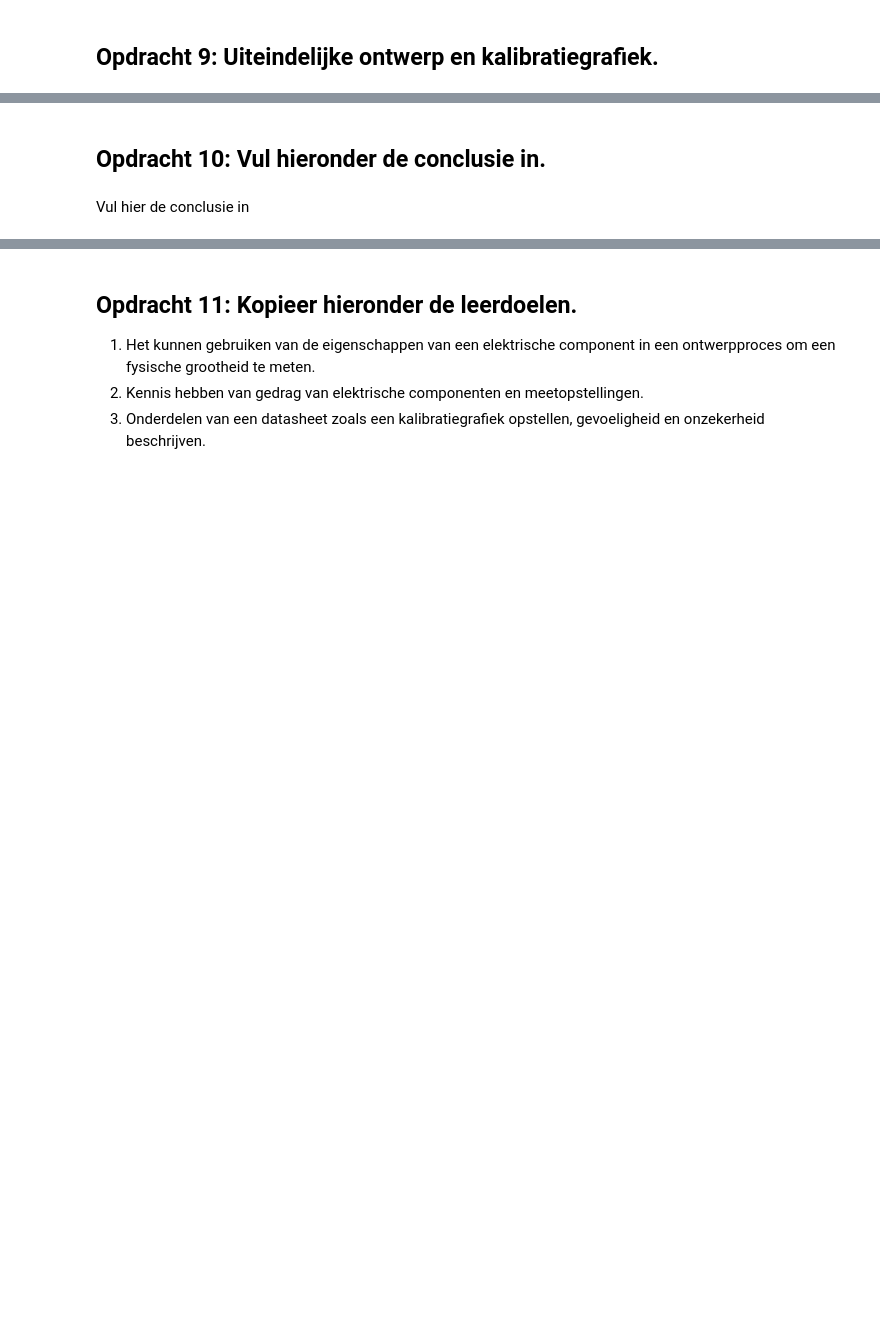
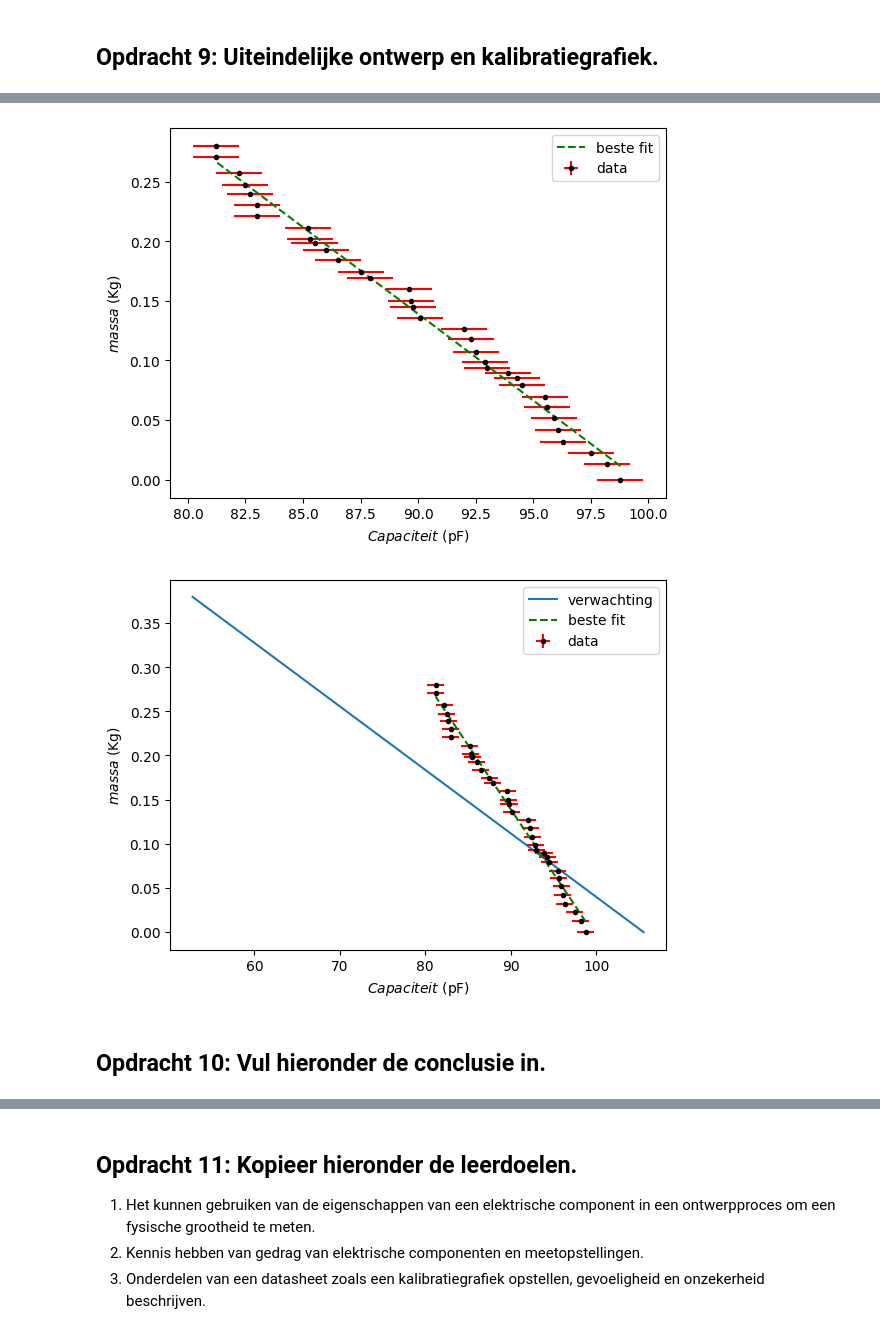
Before and after one commit to Spaantje5/opdrachten-DEF-D, a Jupyter notebook: FysiekeOntwerpopdrachten/2OntwerpEenSensorCondensator/DEFOntwerpopdracht2OntwerpEenSensorInvulTemplate.ipynb, the cells around one changed output, grey strips where cells are left out. Saved outputs shown, nothing was run; the diff lists cells and outputs as text; code cells hidden in the pictures; blank space fills up the shorter version.

```diff
--- a/FysiekeOntwerpopdrachten/2OntwerpEenSensorCondensator/DEFOntwerpopdracht2OntwerpEenSensorInvulTemplate.ipynb
+++ b/FysiekeOntwerpopdrachten/2OntwerpEenSensorCondensator/DEFOntwerpopdracht2OntwerpEenSensorInvulTemplate.ipynb
@@ -133,4 +207,33 @@ Onze sensor kan nog verbetered worden door de volgende verbeteringen (minimaal 2
+# %%
+# Plot hier je oorspronkelijke en je uiteindelijke kalibratiegrafieken, fit daar een bijpassende lijn door
+# en zet ook de verwachte ontwerpgrafiek erbij
+m_meting=np.array([0,12.9,22.4,31.9,41.9,51.6,61.3,69.6,79.8,85.5,89.5,93.3,98.7,107.4,117.7,126.6,
+    135.6,144.5,150,159.9,169.2,174.5,184,192.9,198.6,201.7,211.2,221.2,230.3,239.3,247.5,257.4,270.6,279.8])*1e-3
+capaciteit=np.array([98.8,98.2,97.5,96.3,96.1,95.9,95.6,95.5,94.5,94.3,93.9,93.0,92.9,92.5,92.3,92.0,90.1
+                     ,89.8,89.7,89.6,87.9,87.5,86.5,86.0,85.5,85.3,85.2,83.0,83,82.7,82.5,82.2,81.2,81.2]) #pF
+c_err=1 #pF
+m_err=1e-3 #0.1 gr
+val,cov=curve_fit(lin_func,capaciteit,m_meting)
+x_plot=np.linspace(min(capaciteit),max(capaciteit),1000)
+
+plt.figure()
+plt.errorbar(capaciteit,m_meting,yerr=m_err,xerr=c_err,ecolor="red",fmt="k.",label="data")
+plt.plot(capaciteit,lin_func(capaciteit,*val),"g--",label="beste fit")
+plt.ylabel("$massa$ (Kg)")
+plt.xlabel("$Capaciteit$ (pF)")
+plt.legend()
+plt.show()
+
+plt.figure()
+plt.plot(C_schuif*1e12,m,label="verwachting")
+plt.errorbar(capaciteit,m_meting,yerr=m_err,xerr=c_err,ecolor="red",fmt="k.",label="data")
+plt.plot(capaciteit,lin_func(capaciteit,*val),"g--",label="beste fit")
+plt.ylabel("$massa$ (Kg)")
+plt.xlabel("$Capaciteit$ (pF)")
+plt.legend()
+plt.show()
+# %% [output]
+[figure, added]
+[figure, added]
 # %% [markdown]
 ## Opdracht 10: Vul hieronder de conclusie in.
-# %% [markdown]
-Vul hier de conclusie in
```
Also changed, not shown: parts of 24 cells of this notebook, 6 other files.
